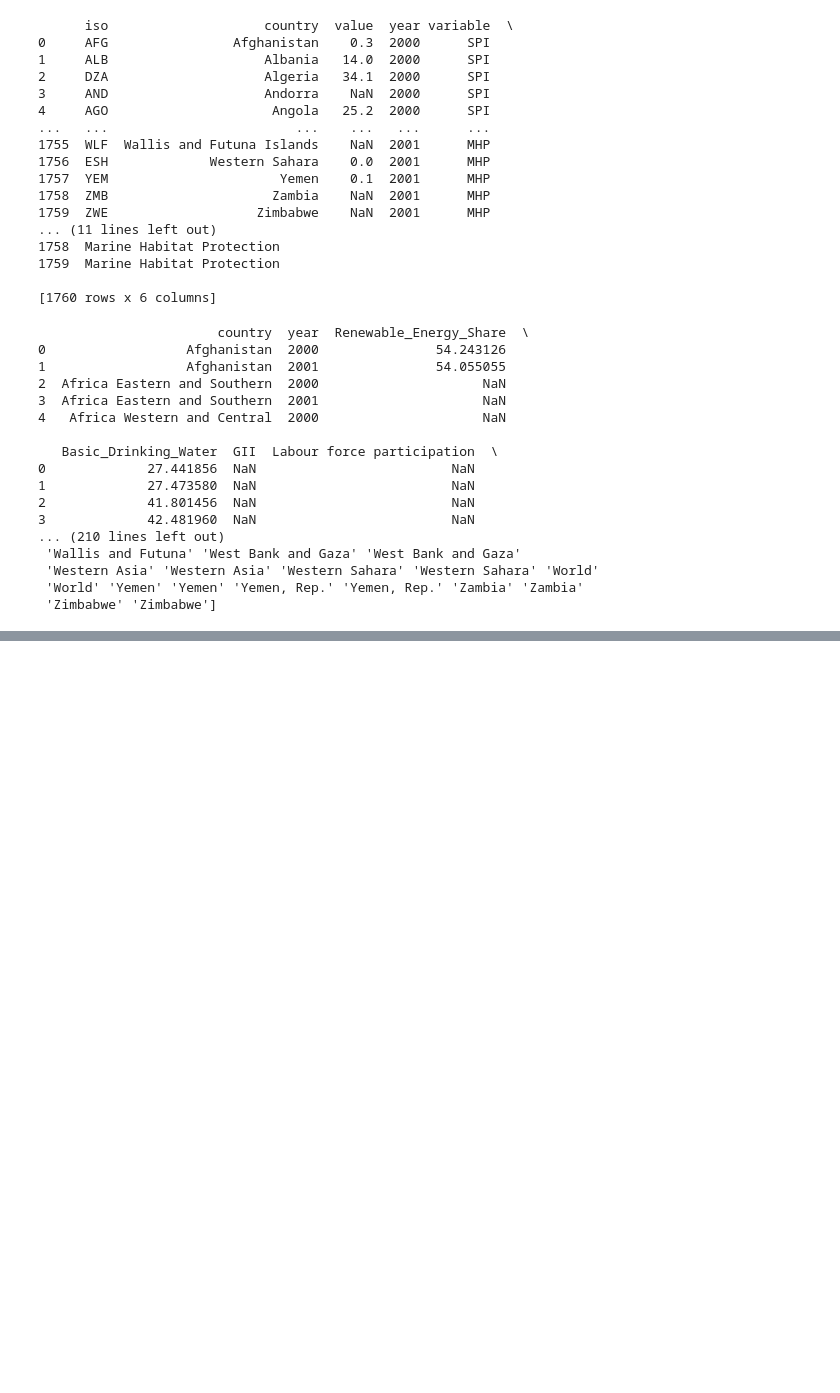
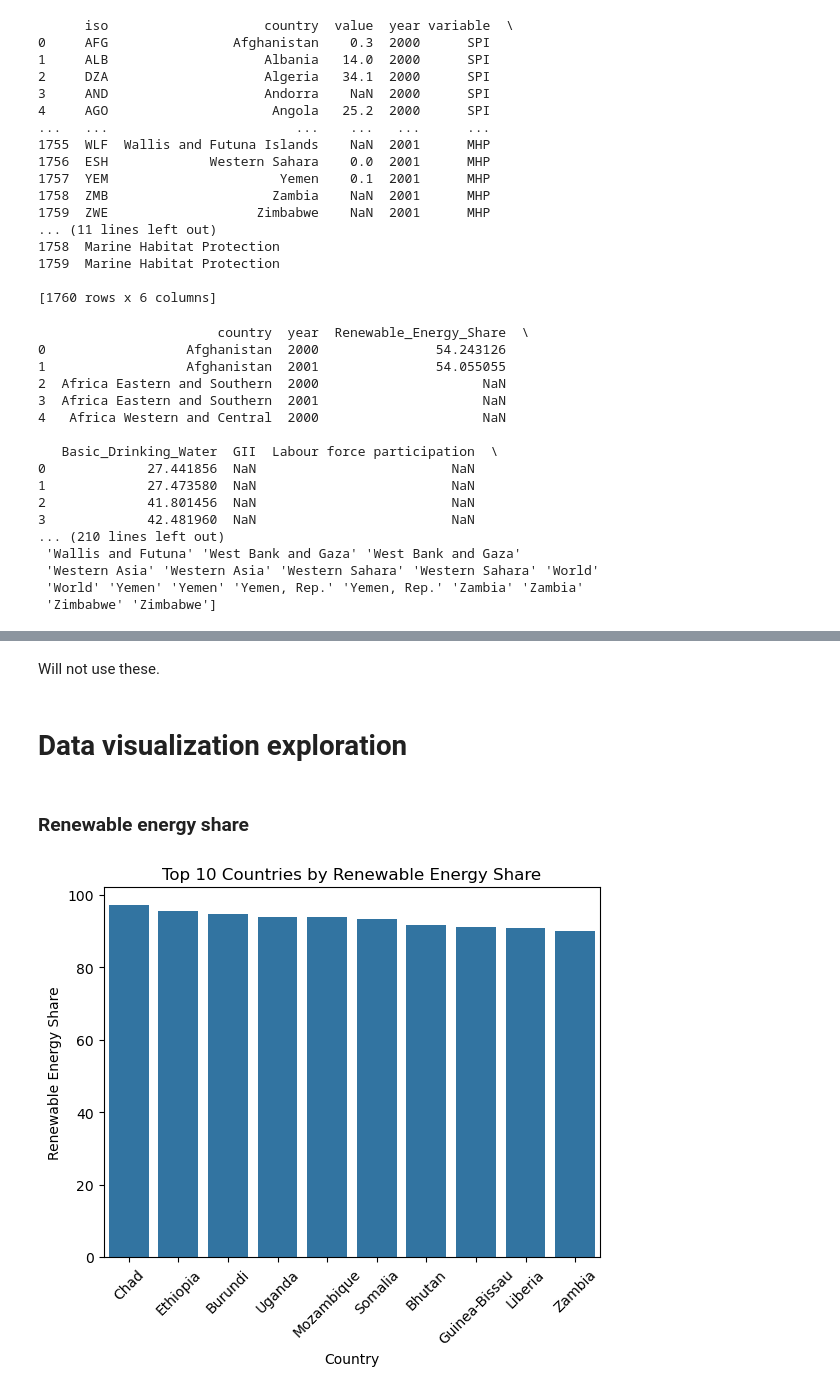
Before and after one commit to lukavicius/Gender-Equality-and-Sustainability, a Jupyter notebook: Project.ipynb, the cells around one changed output, grey strips where cells are left out. Cells and saved outputs as stored; diff of their text form; code cells hidden in the pictures; blank space fills up the shorter version.

Commit message:
Data exploration

```diff
--- a/Project.ipynb
+++ b/Project.ipynb
@@ -335,0 +451,18 @@ print(np.array(merged["country"]))
+# %%
+import pycountry_convert
+
+def get_continent(country_name):
+    try:
+        country = pycountry.countries.get(name=country_name)
+        if country is None:
+            country = pycountry.countries.search_fuzzy(country_name)[0]
+        country_code = country.alpha_2
+        continent_code = pycountry_convert.country_alpha2_to_continent_code(country_code)
+        continent_name = pycountry_convert.convert_continent_code_to_continent_name(continent_code)
+        return continent_name
+    except Exception:
+        return 'Unknown'
+
+merged['continent'] = merged['country'].apply(get_continent)
+
+print(merged[['country', 'continent']].head())
@@ -335,0 +481,7 @@ print(np.array(merged["country"]))
+# %% [markdown]
+Will not use these.
+# %%
+exclude_countries = ['Sint Maarten (Dutch part)', 'Timor-Leste', 'Western Sahara']
+merged = merged[~merged['country'].isin(exclude_countries)]
+# %% [markdown]
+# Data visualization exploration
@@ -335,0 +491,12 @@ print(np.array(merged["country"]))
+# %% [markdown]
+### Renewable energy share
+# %%
+top_countries = merged.groupby('country')['Renewable_Energy_Share'].mean().sort_values(ascending=False).head(10)
+sns.barplot(x=top_countries.index, y=top_countries.values)
+plt.xticks(rotation=45)
+plt.title('Top 10 Countries by Renewable Energy Share')
+plt.ylabel('Renewable Energy Share')
+plt.xlabel('Country')
+plt.show()
+# %% [output]
+[figure, added]
```
Also changed, not shown: parts of 24 cells of this notebook.
